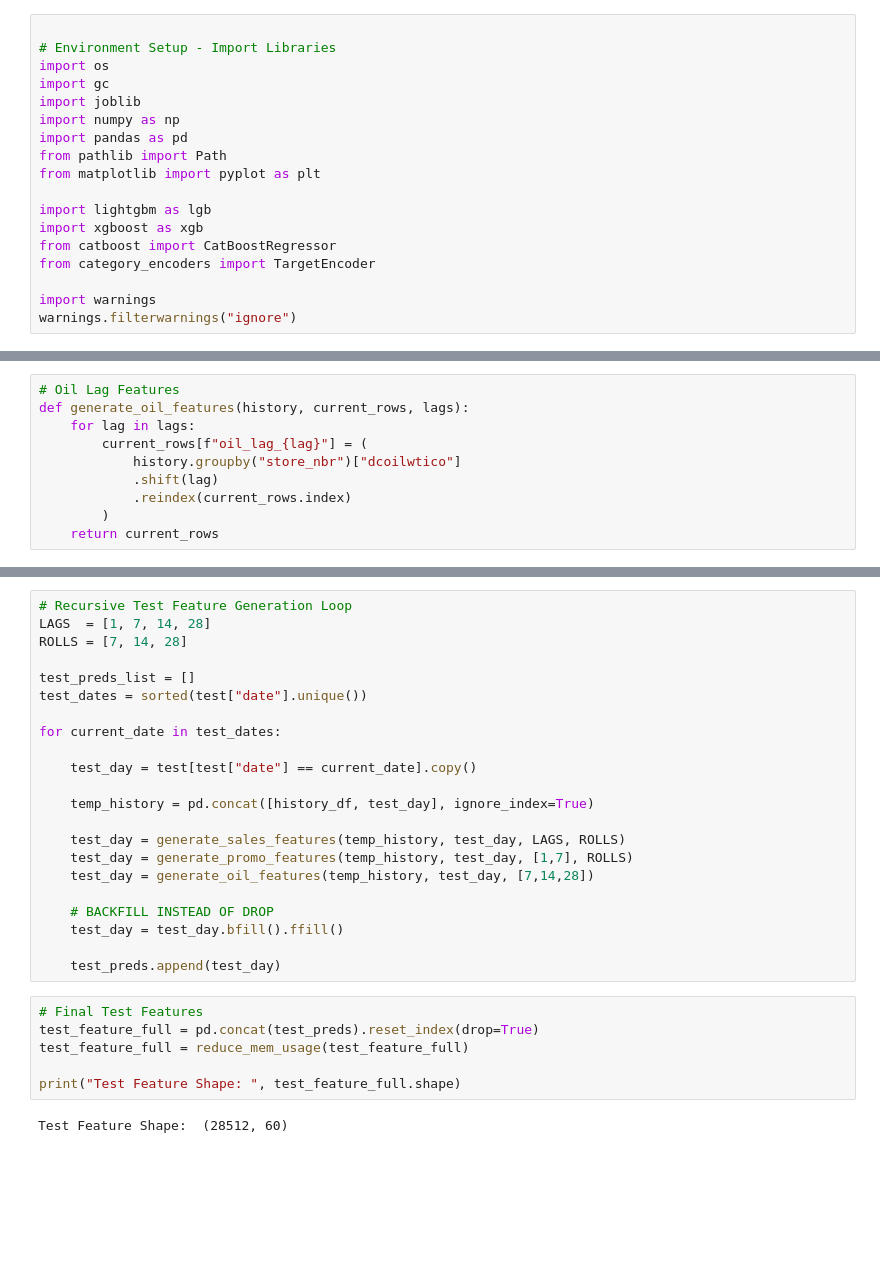
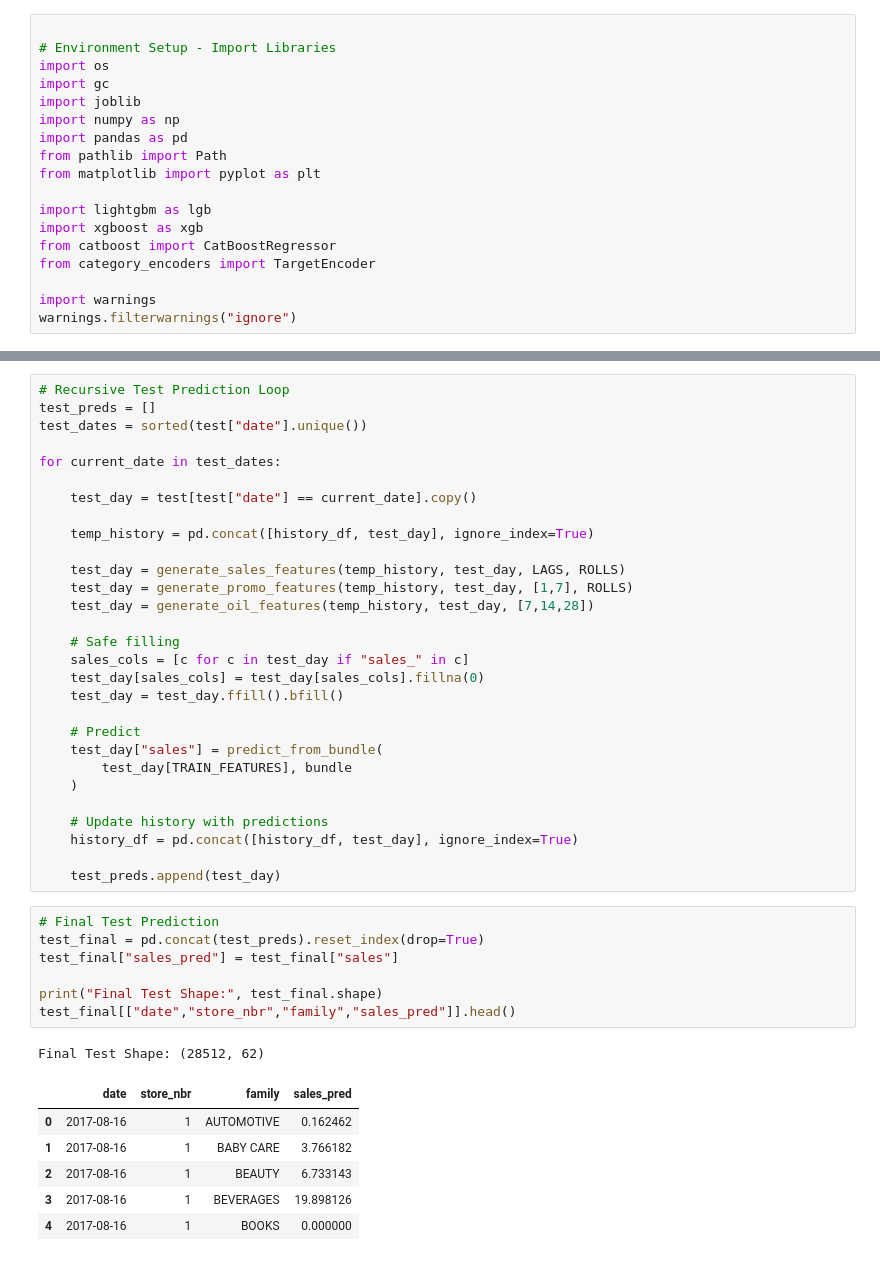
Before and after one commit to sabin74/Enterprise-Intelligent-Demand-Forecasting-Decision-Optimization-Platform, a Jupyter notebook: notebooks/09_test_set_prediction.ipynb, the cells around one changed output, grey strips where cells are left out. Saved outputs shown, nothing was run; the diff lists cells and outputs as text; blank space fills up the shorter version.

```diff
--- a/notebooks/09_test_set_prediction.ipynb
+++ b/notebooks/09_test_set_prediction.ipynb
@@ -140,10 +168,0 @@ def generate_promo_features(history, current_rows, lags, rolls):
-# %%
-# Oil Lag Features
-def generate_oil_features(history, current_rows, lags):
-    for lag in lags:
-        current_rows[f"oil_lag_{lag}"] = (
-            history.groupby("store_nbr")["dcoilwtico"]
-            .shift(lag)
-            .reindex(current_rows.index)
-        )
-    return current_rows
@@ -150,9 +191,6 @@ def generate_oil_features(history, current_rows, lags):
 # %%
-# Recursive Test Feature Generation Loop
-LAGS  = [1, 7, 14, 28]
-ROLLS = [7, 14, 28]
-
-test_preds_list = []
+# Recursive Test Prediction Loop
+test_preds = []
 test_dates = sorted(test["date"].unique())
 
 for current_date in test_dates:
@@ -165,15 +203,32 @@ for current_date in test_dates:
     test_day = generate_promo_features(temp_history, test_day, [1,7], ROLLS)
     test_day = generate_oil_features(temp_history, test_day, [7,14,28])
 
-    # BACKFILL INSTEAD OF DROP
-    test_day = test_day.bfill().ffill()
+    # Safe filling
+    sales_cols = [c for c in test_day if "sales_" in c]
+    test_day[sales_cols] = test_day[sales_cols].fillna(0)
+    test_day = test_day.ffill().bfill()
+
+    # Predict
+    test_day["sales"] = predict_from_bundle(
+        test_day[TRAIN_FEATURES], bundle
+    )
+
+    # Update history with predictions
+    history_df = pd.concat([history_df, test_day], ignore_index=True)
 
     test_preds.append(test_day)
 # %%
-# Final Test Features
-test_feature_full = pd.concat(test_preds).reset_index(drop=True)
-test_feature_full = reduce_mem_usage(test_feature_full)
+# Final Test Prediction
+test_final = pd.concat(test_preds).reset_index(drop=True)
+test_final["sales_pred"] = test_final["sales"]
 
-print("Test Feature Shape: ", test_feature_full.shape)
+print("Final Test Shape:", test_final.shape)
+test_final[["date","store_nbr","family","sales_pred"]].head()
 # %% [output]
-Test Feature Shape:  (28512, 60)
+Final Test Shape: (28512, 62)
+|  | date | store_nbr | family | sales_pred |
+| 0 | 2017-08-16 | 1 | AUTOMOTIVE | 0.162462 |
+| 1 | 2017-08-16 | 1 | BABY CARE | 3.766182 |
+| 2 | 2017-08-16 | 1 | BEAUTY | 6.733143 |
+| 3 | 2017-08-16 | 1 | BEVERAGES | 19.898126 |
+| 4 | 2017-08-16 | 1 | BOOKS | 0.000000 |
```
Also changed, not shown: parts of 20 cells of this notebook.
